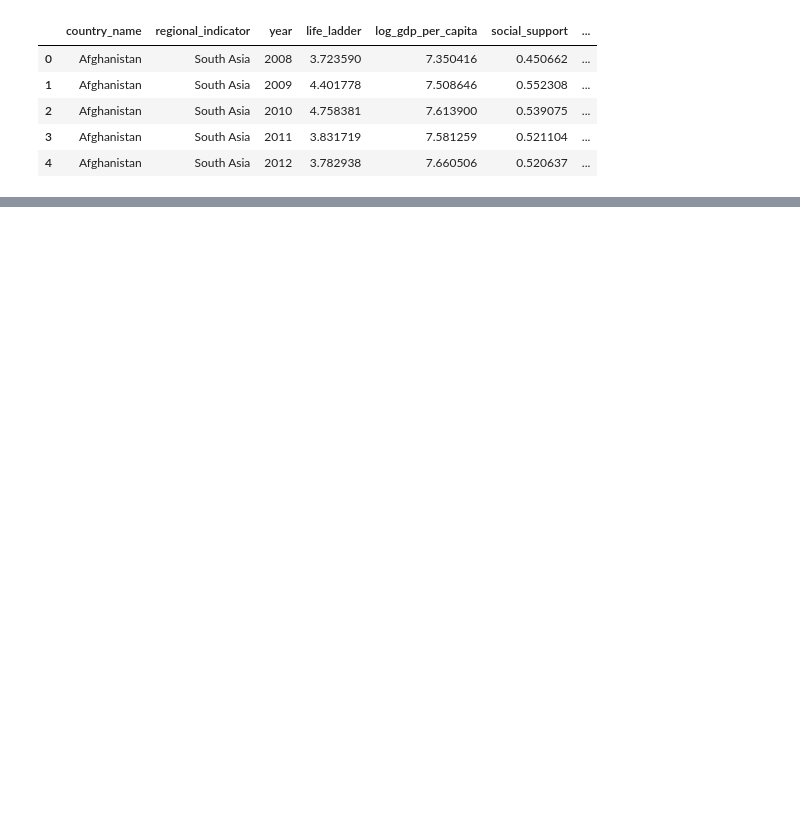
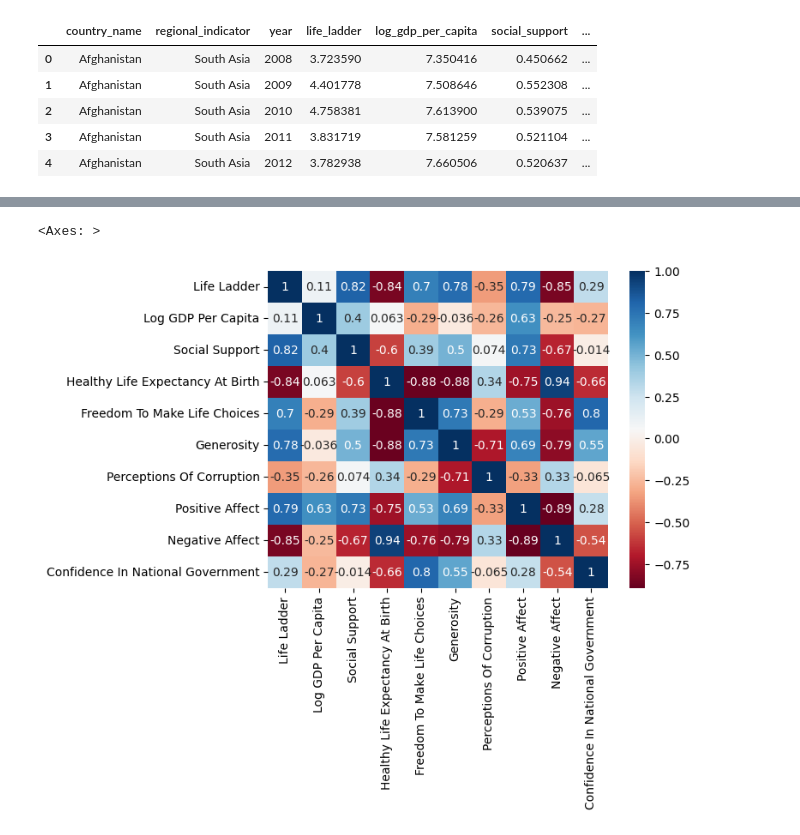
Before and after one commit to Yannick93qw/fhgr-msc-ux-world-happiness-dashboard, a Jupyter notebook: jupyter-notebook/world-happiness-notebook.ipynb, the cells around one changed output, grey strips where cells are left out. Cells and saved outputs as stored; diff of their text form; code cells hidden in the pictures; blank space fills up the shorter version.

```diff
--- a/jupyter-notebook/world-happiness-notebook.ipynb
+++ b/jupyter-notebook/world-happiness-notebook.ipynb
@@ -243,0 +254,4 @@ df.head()
+# %%
+# Read in data
+df = pd.read_csv("./data.csv", encoding="utf-8")
+df.head()
@@ -243,0 +267,7 @@ df.head()
+# %%
+
+# Filter by specific time range
+df = df[(df ["Year"] > 2004) & (df ["Year"] < 2023)]
+
+df_afghanistan = df[df["Country Name"] == "Afghanistan"]
+df_afghanistan.head()
@@ -243,0 +284,13 @@ df.head()
+# %%
+
+# Remove not needed columns for heatmap
+df_afghanistan = df_afghanistan.drop(["Year", "Country Name", "Regional Indicator"], axis=1)
+
+# Calculate correlation
+correlation = df_afghanistan.corr()
+
+# Plot as heatmap with annotations so that we can see numbers
+sns.heatmap(correlation, cmap='RdBu', annot=True)
+# %% [output]
+<Axes: >
+[figure, added]
```
Also changed, not shown: parts of 16 cells of this notebook.
